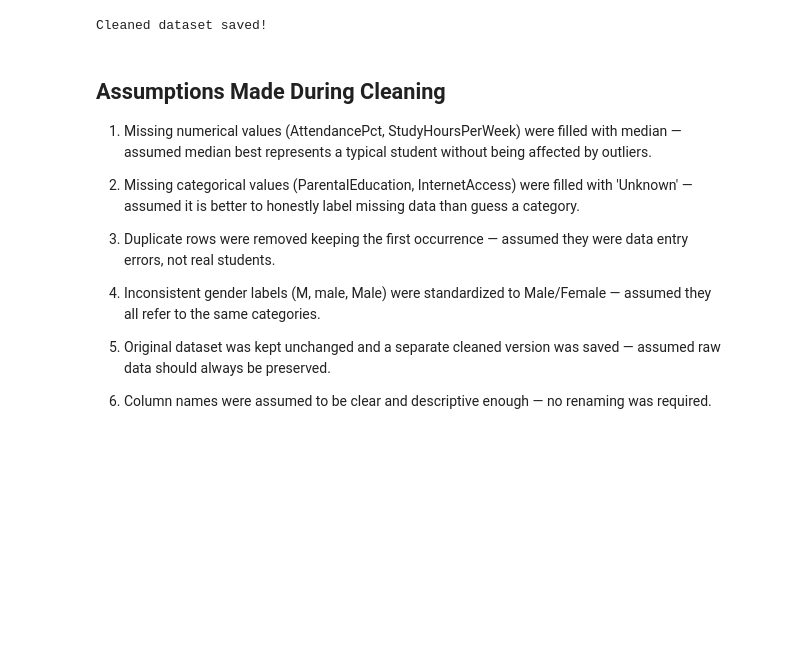
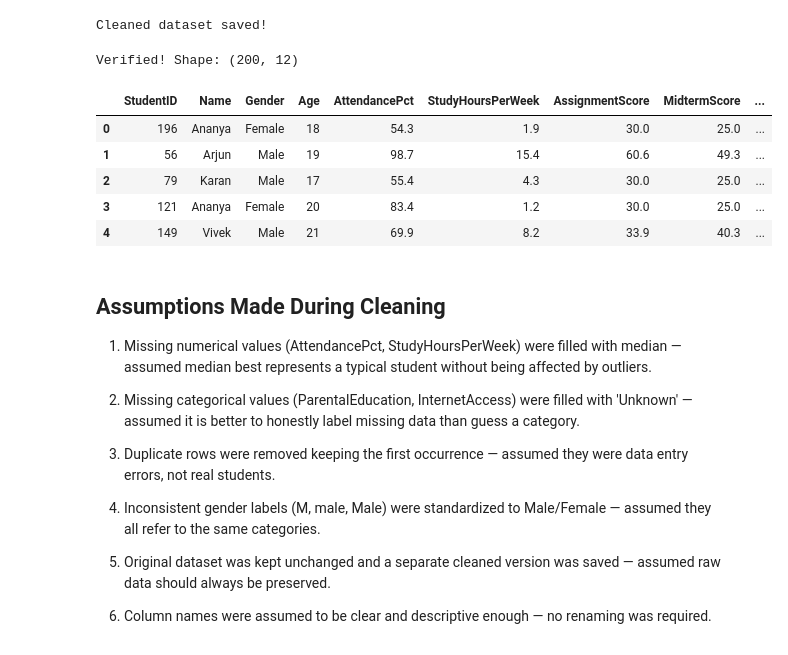
Before and after one commit to euphoricv7/weintern-ai-internship, a Jupyter notebook: notebooks/Task1_Student_Performance_Analysis.ipynb, the cells around one changed output. Saved outputs shown, nothing was run; the diff lists cells and outputs as text; code cells hidden in the pictures; blank space fills up the shorter version.

```diff
--- a/notebooks/Task1_Student_Performance_Analysis.ipynb
+++ b/notebooks/Task1_Student_Performance_Analysis.ipynb
@@ -272,6 +287,19 @@ df.to_csv("student_performance_cleaned.csv", index=False)
 print("Cleaned dataset saved!")
 # %% [output]
 Cleaned dataset saved!
+# %%
+# Reload cleaned dataset to verify it saved correctly
+clean_df = pd.read_csv("student_performance_cleaned.csv")
+print("Verified! Shape:", clean_df.shape)
+clean_df.head()
+# %% [output]
+Verified! Shape: (200, 12)
+|  | StudentID | Name | Gender | Age | AttendancePct | StudyHoursPerWeek | AssignmentScore | MidtermScore | ... |
+| 0 | 196 | Ananya | Female | 18 | 54.3 | 1.9 | 30.0 | 25.0 | ... |
+| 1 | 56 | Arjun | Male | 19 | 98.7 | 15.4 | 60.6 | 49.3 | ... |
+| 2 | 79 | Karan | Male | 17 | 55.4 | 4.3 | 30.0 | 25.0 | ... |
+| 3 | 121 | Ananya | Female | 20 | 83.4 | 1.2 | 30.0 | 25.0 | ... |
+| 4 | 149 | Vivek | Male | 21 | 69.9 | 8.2 | 33.9 | 40.3 | ... |
 # %% [markdown]
 ## Assumptions Made During Cleaning
 
```
Also changed, not shown: parts of 16 cells of this notebook, 1 other file.
